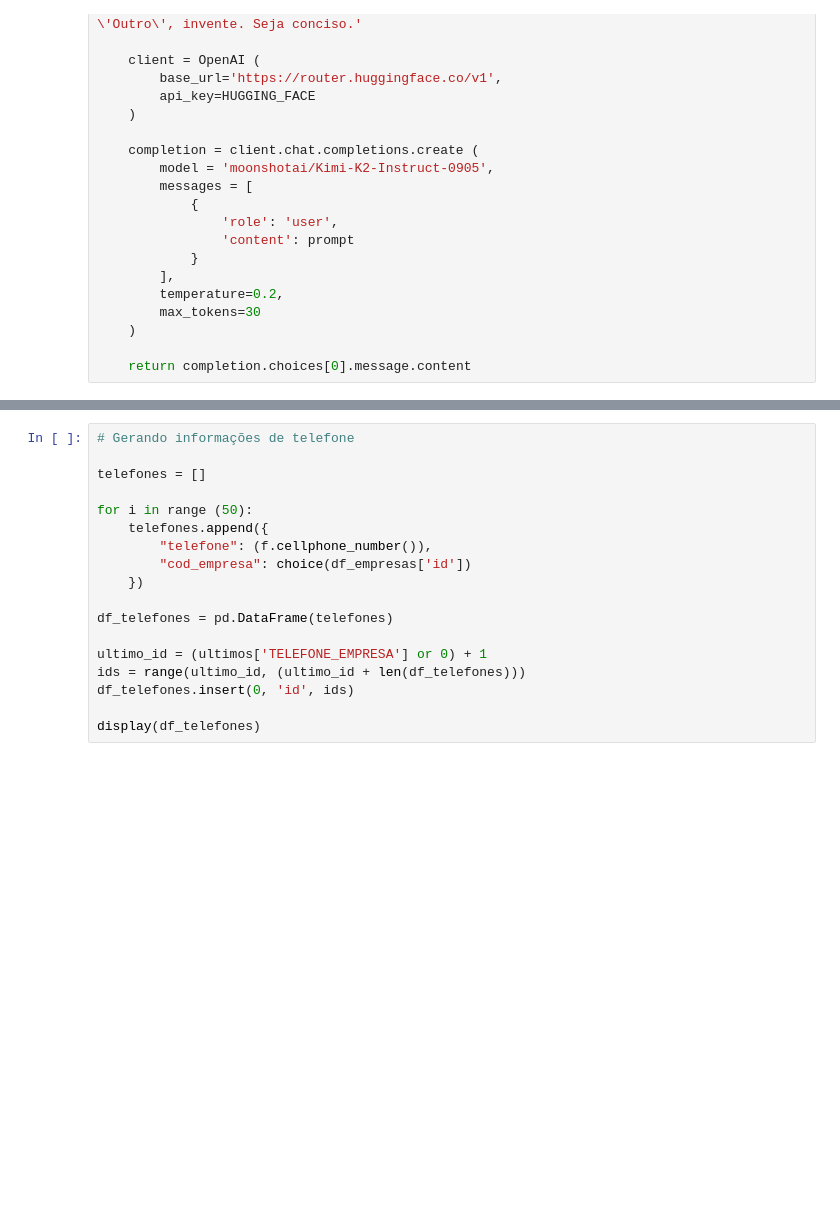
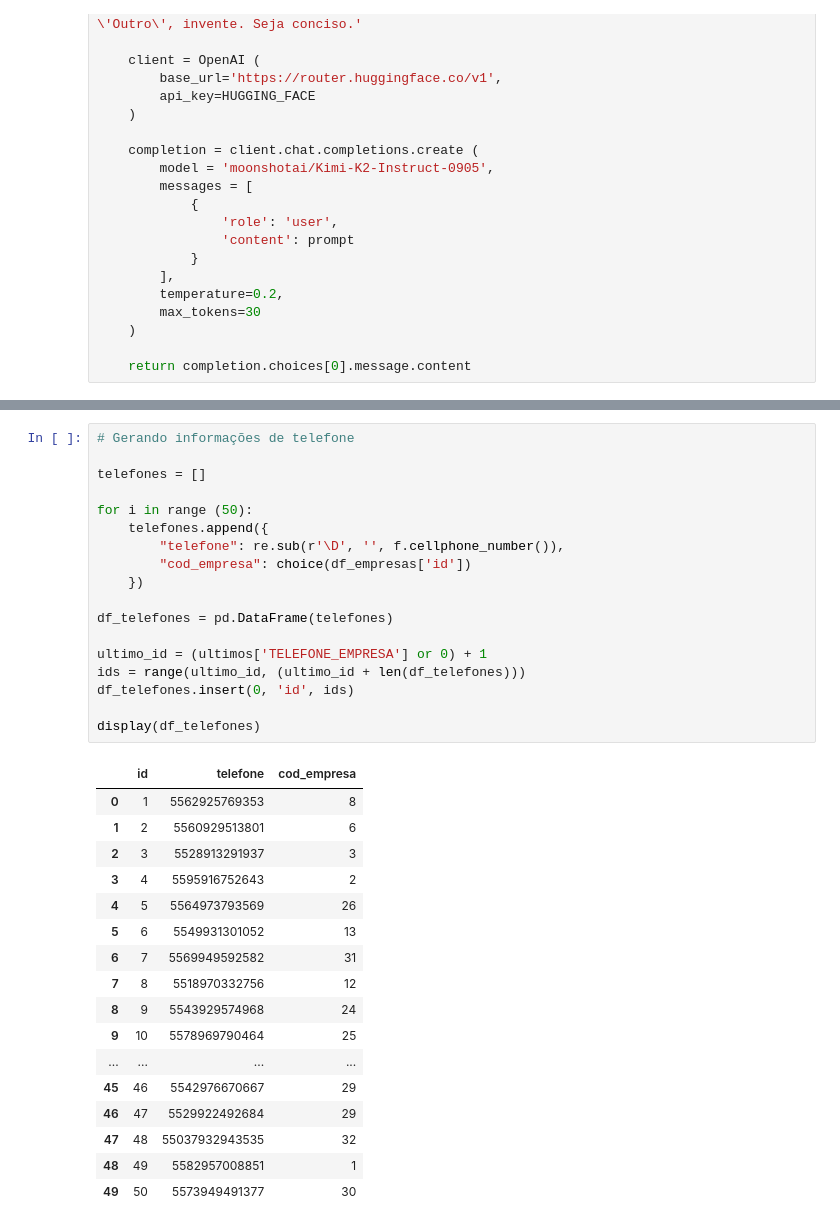
Before and after one commit to involucrebrasil/InvolucreSQL, a Jupyter notebook: sql/db_involucre/dataload/dataload_faker.ipynb, the cells around one changed output, grey strips where cells are left out. Cells and saved outputs as stored; diff of their text form; blank space fills up the shorter version.

```diff
--- a/sql/db_involucre/dataload/dataload_faker.ipynb
+++ b/sql/db_involucre/dataload/dataload_faker.ipynb
@@ -145,21 +189,39 @@ display(df_midias)
 # %%
 # Gerando informações de telefone
 
 telefones = []
 
 for i in range (50):
     telefones.append({
-        "telefone": (f.cellphone_number()),
+        "telefone": re.sub(r'\D', '', f.cellphone_number()),
         "cod_empresa": choice(df_empresas['id'])
     })
 
 df_telefones = pd.DataFrame(telefones)
 
 ultimo_id = (ultimos['TELEFONE_EMPRESA'] or 0) + 1
 ids = range(ultimo_id, (ultimo_id + len(df_telefones)))
 df_telefones.insert(0, 'id', ids)
 
 display(df_telefones)
+# %% [output]
+|  | id | telefone | cod_empresa |
+| 0 | 1 | 5562925769353 | 8 |
+| 1 | 2 | 5560929513801 | 6 |
+| 2 | 3 | 5528913291937 | 3 |
+| 3 | 4 | 5595916752643 | 2 |
+| 4 | 5 | 5564973793569 | 26 |
+| 5 | 6 | 5549931301052 | 13 |
+| 6 | 7 | 5569949592582 | 31 |
+| 7 | 8 | 5518970332756 | 12 |
+| 8 | 9 | 5543929574968 | 24 |
+| 9 | 10 | 5578969790464 | 25 |
+| ... | ... | ... | ... |
+| 45 | 46 | 5542976670667 | 29 |
+| 46 | 47 | 5529922492684 | 29 |
+| 47 | 48 | 55037932943535 | 32 |
+| 48 | 49 | 5582957008851 | 1 |
+| 49 | 50 | 5573949491377 | 30 |
 # %%
 # Gerando informações de empregado
 
```
Also changed, not shown: parts of 11 cells of this notebook, 5 other files.
